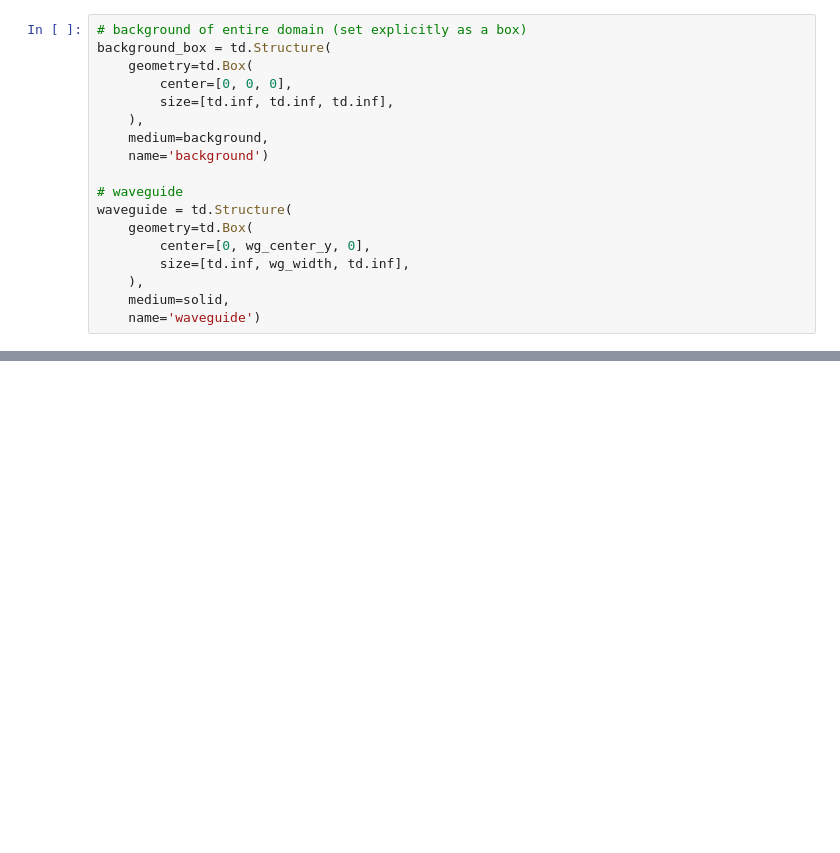
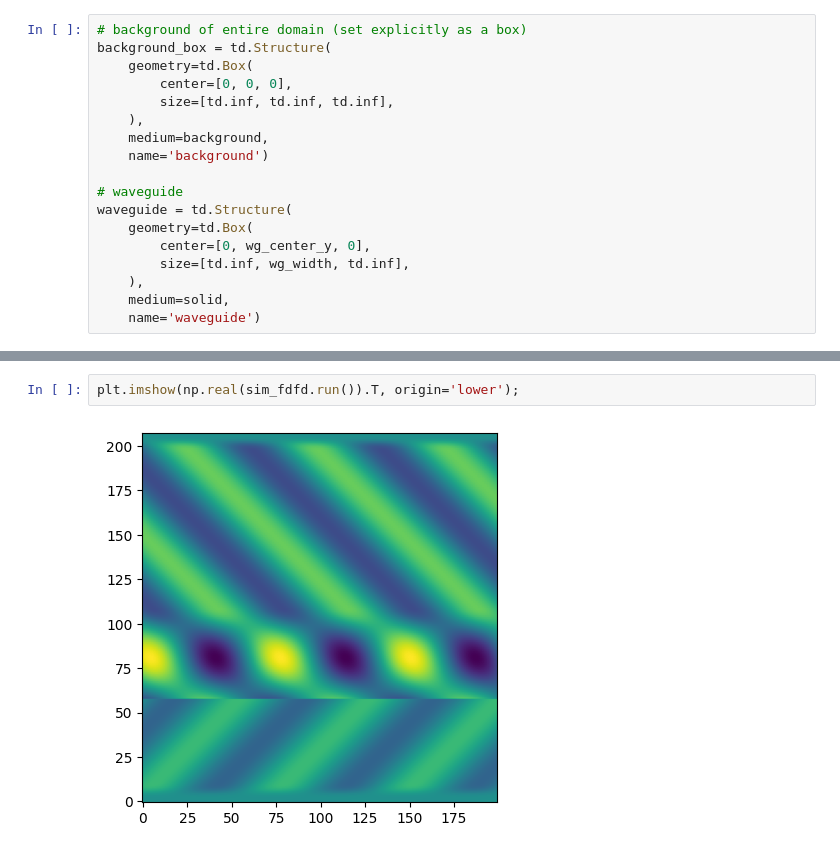
Before and after one commit to Dj1312/pepper, a Jupyter notebook: examples/2d_slit.ipynb, the cells around one changed output, grey strips where cells are left out. Saved outputs shown, nothing was run; the diff lists cells and outputs as text; blank space fills up the shorter version.

```diff
--- a/examples/2d_slit.ipynb
+++ b/examples/2d_slit.ipynb
@@ -102 +101,5 @@ next(iter(sim_fdfd.intersecting_media(sim_fdfd.sources[0], sim_fdfd.structures))
+# %%
+plt.imshow(np.real(sim_fdfd.run()).T, origin='lower');
+# %% [output]
+[figure, added]
 # %%
```
Also changed, not shown: parts of 10 cells of this notebook, 4 other files.
